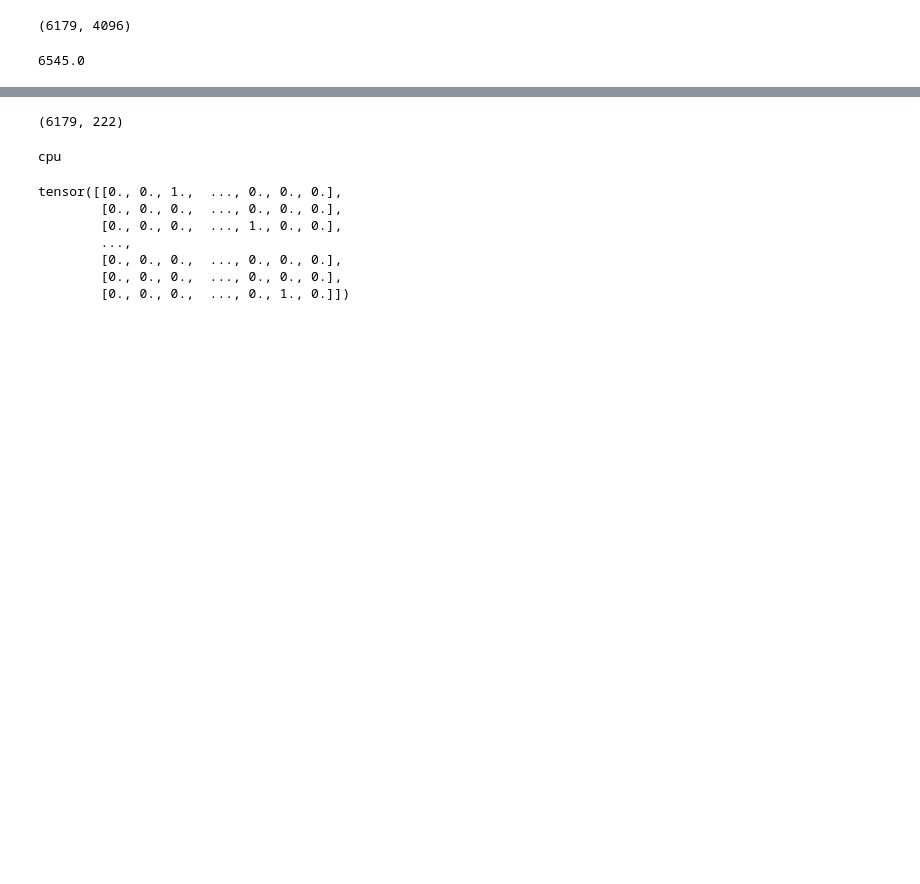
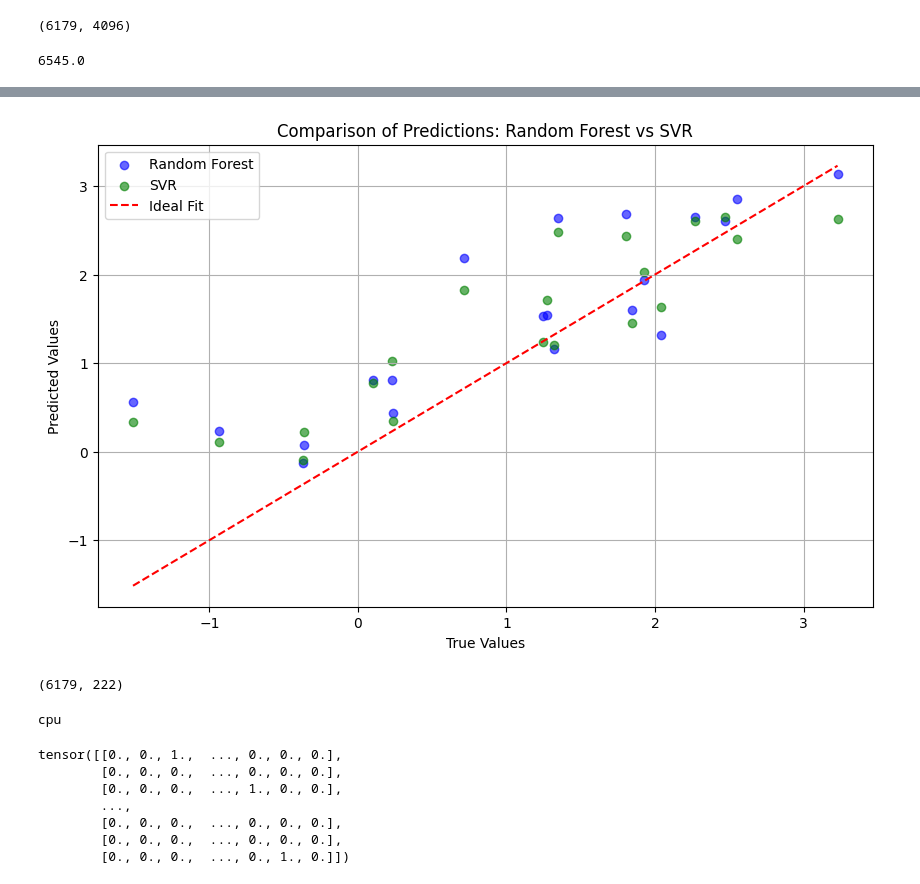
Before and after one commit to Kobrun4ik/Cheminformatics, a Jupyter notebook: QSAR_Kobrin.ipynb, the cells around one changed output, grey strips where cells are left out. Drawn from its saved outputs; the diff is of its cells as text; code cells hidden in the pictures; blank space fills up the shorter version.

```diff
--- a/QSAR_Kobrin.ipynb
+++ b/QSAR_Kobrin.ipynb
@@ -197,3 +285,24 @@ X_train.shape
+# %%
+# Vizualizace reziduí pro Random Forest a SVR
+plt.figure(figsize=(10, 6))
+
+# Random Forest
+plt.scatter(y_test, results["Random Forest Regressor"]["Predictions"], color='blue', alpha=0.6, label='Random Forest')
+
+# Support Vector Regressor
+plt.scatter(y_test, results["Support Vector Regressor"]["Predictions"], color='green', alpha=0.6, label='SVR')
+
+# Pomocná přímka
+plt.plot([min(y_test), max(y_test)], [min(y_test), max(y_test)], color='red', linestyle='--', label='Ideal Fit')
+
+plt.title("Comparison of Predictions: Random Forest vs SVR")
+plt.xlabel("True Values")
+plt.ylabel("Predicted Values")
+plt.legend()
+plt.grid()
+plt.show()
+# %% [output]
+[figure, added]
 # %%
 feature_select = VarianceThreshold(threshold=0.05)
 X_train = feature_select.fit_transform(X_train)
```
Also changed, not shown: parts of 11 cells of this notebook.
